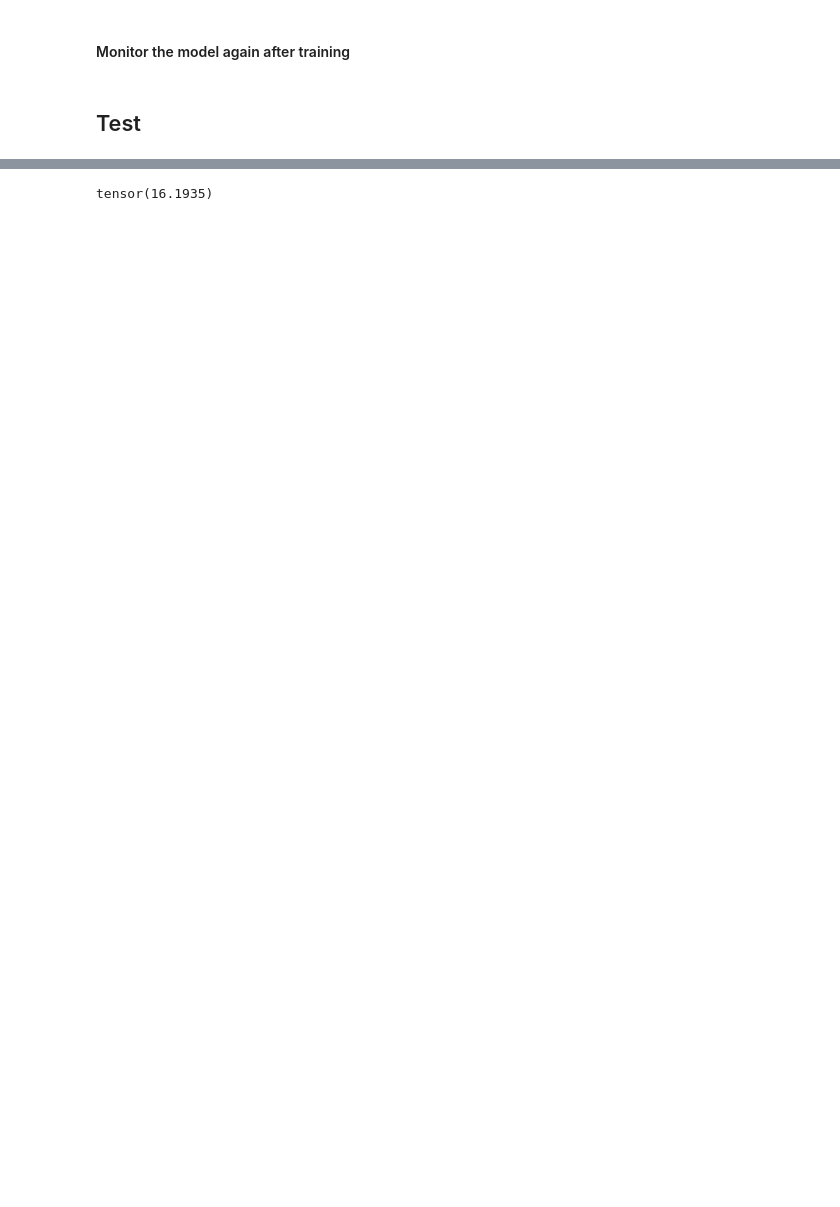
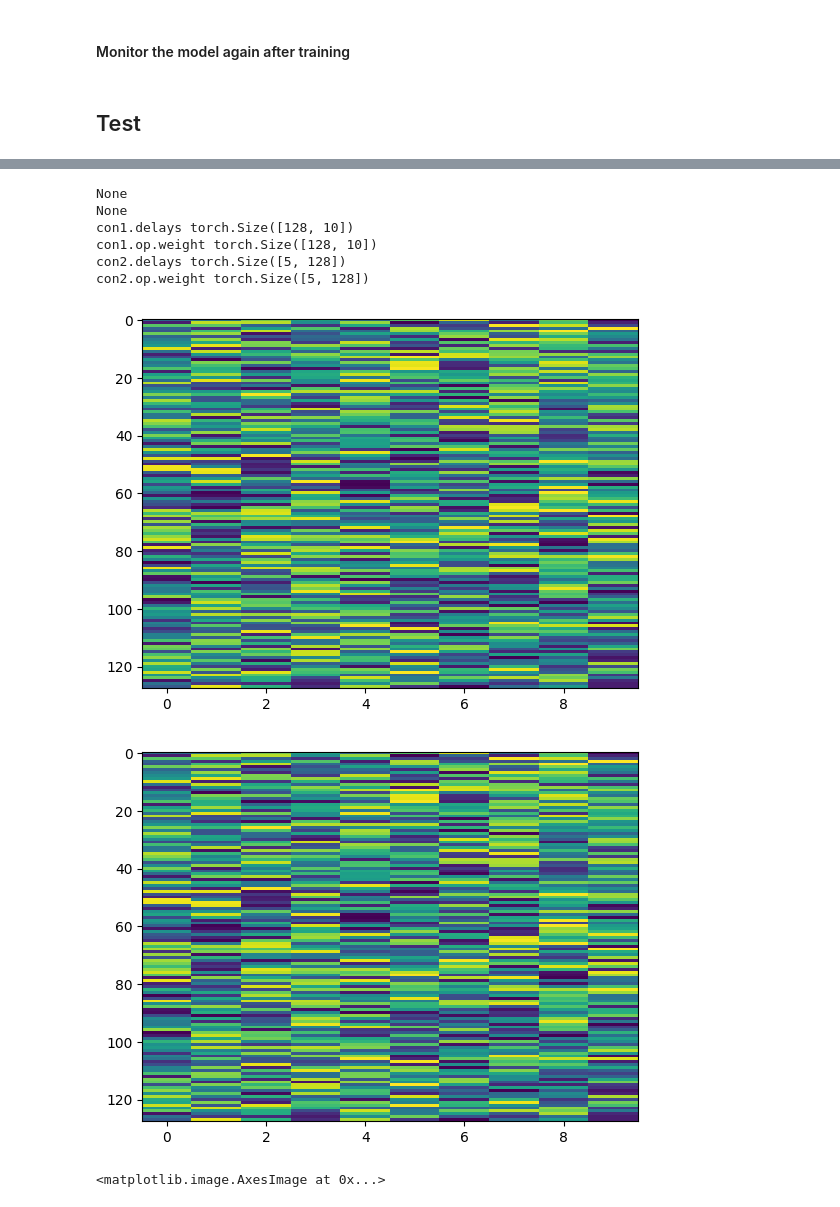
Before and after one commit to fmi-basel/stork, a Jupyter notebook: examples/01_Shallow_SNN_Randman.ipynb, the cells around one changed output, grey strips where cells are left out. Cells and saved outputs as stored; diff of their text form; code cells hidden in the pictures; blank space fills up the shorter version.

```diff
--- a/examples/01_Shallow_SNN_Randman.ipynb
+++ b/examples/01_Shallow_SNN_Randman.ipynb
@@ -291,4 +302,25 @@ tensor(32.2896)
-# %%
-model.connections[1].delays.sum()
-# %% [output]
-tensor(16.1935)
+# %%
+print(model.connections[0].delays.grad_fn)
+print(model.connections[0].op.weight.grad_fn)
+
+# print a list of all the parameters in the model and their names
+for name, param in model.named_parameters():
+    if param.requires_grad:
+        print(name, param.data.shape)
+# %% [output]
+None
+None
+con1.delays torch.Size([128, 10])
+con1.op.weight torch.Size([128, 10])
+con2.delays torch.Size([5, 128])
+con2.op.weight torch.Size([5, 128])
+# %%
+plt.imshow(saved_init_delays[0], aspect="auto", interpolation="nearest")
+plt.show()
+plt.imshow(model.connections[0].delays.detach(), aspect="auto", interpolation="nearest")
+plt.show()
+plt.imshow(model.connections[0].delays.detach()-saved_init_delays[0], aspect="auto", interpolation="nearest")
+# %% [output]
+[figure, added]
+[figure, added]
+<matplotlib.image.AxesImage at 0x...>
```
Also changed, not shown: parts of 13 cells of this notebook.
